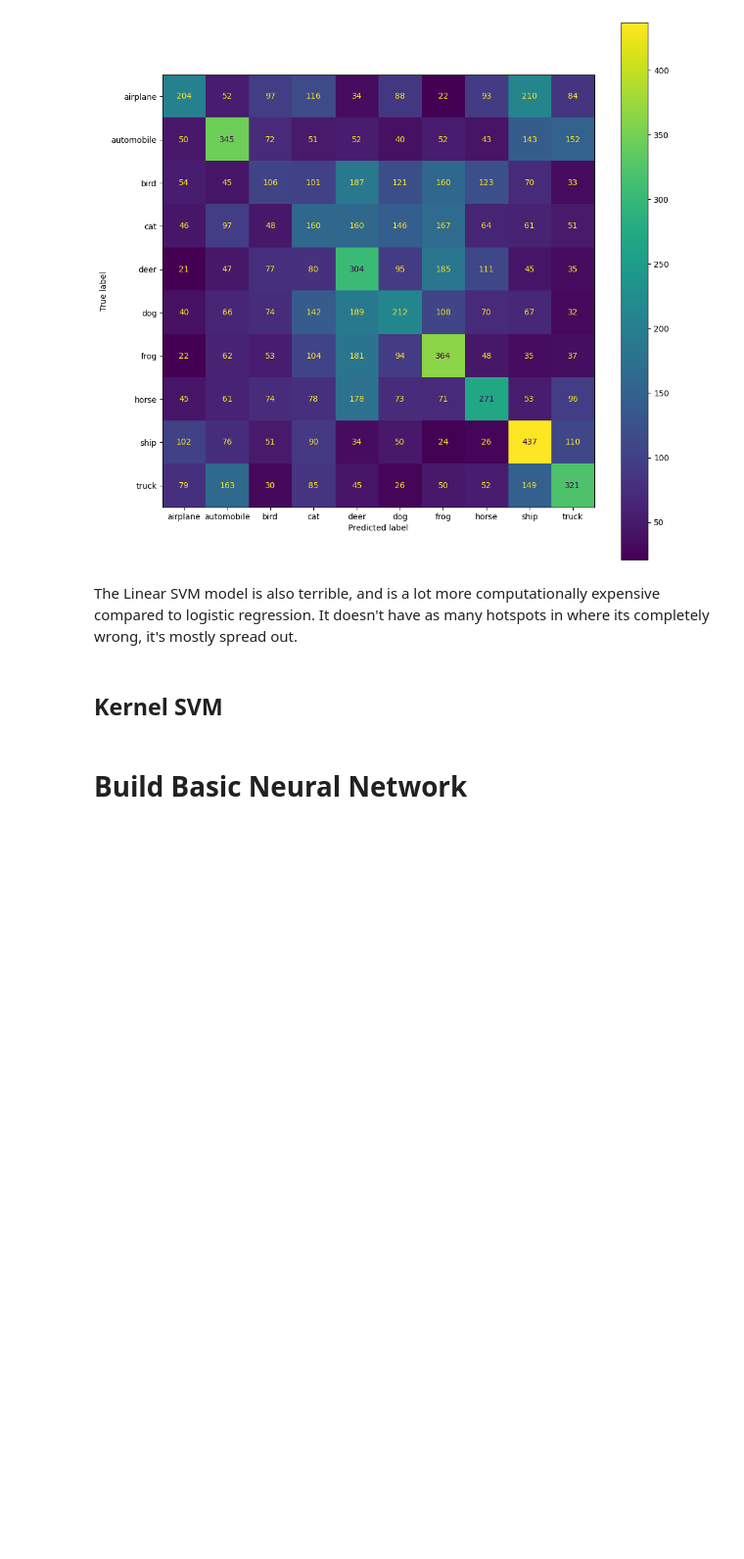
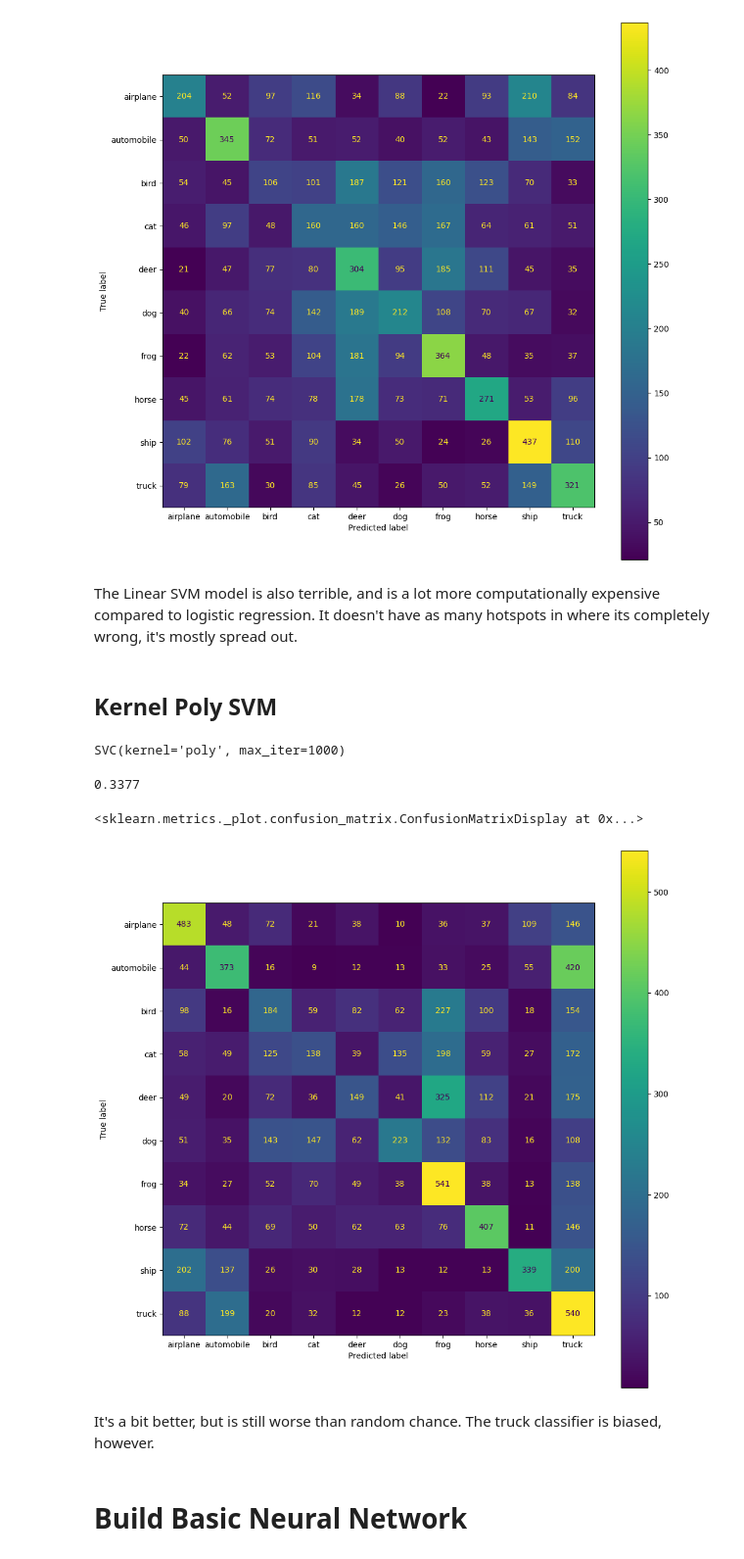
Before and after one commit to alfierushby/multiclass_classifier, a Jupyter notebook: Project.ipynb, the cells around one changed output. Shown at 98% size. Cells and saved outputs as stored; diff of their text form; code cells hidden in the pictures; blank space fills up the shorter version.

Commit message:
Add SVM poly

```diff
--- a/Project.ipynb
+++ b/Project.ipynb
@@ -103,7 +103,29 @@ display.plot(ax=ax)
 # %% [markdown]
 The Linear SVM model is also terrible, and is a lot more computationally expensive compared to logistic regression. It doesn't have as many hotspots in where its completely wrong, it's mostly spread out.
 # %% [markdown]
-## Kernel SVM
+## Kernel Poly SVM
+# %%
+svm_poly = svm.SVC(kernel='poly',max_iter=1000)
+svm_poly.fit(x_train_norm_flat[1:20000], y_train[1:20000].ravel())
+# %% [output]
+SVC(kernel='poly', max_iter=1000)
+# %%
+svm_poly.score(x_test_norm_flat, y_test.ravel())
+# %% [output]
+0.3377
+# %%
+svm_poly = svm_linear
+pred = svm_poly.predict(x_test_norm_flat)
+c_matrix = confusion_matrix(y_test, pred)
+labels =['airplane','automobile','bird','cat','deer','dog','frog','horse','ship','truck']
+display = ConfusionMatrixDisplay(confusion_matrix=c_matrix,display_labels=labels)
+fig, ax = plt.subplots(figsize=(12,12))
+display.plot(ax=ax)
+# %% [output]
+<sklearn.metrics._plot.confusion_matrix.ConfusionMatrixDisplay at 0x...>
+[figure, added]
+# %% [markdown]
+It's a bit better, but is still worse than random chance. The truck classifier is biased, however.
 # %% [markdown]
 # Build Basic Neural Network
 # %%
```
